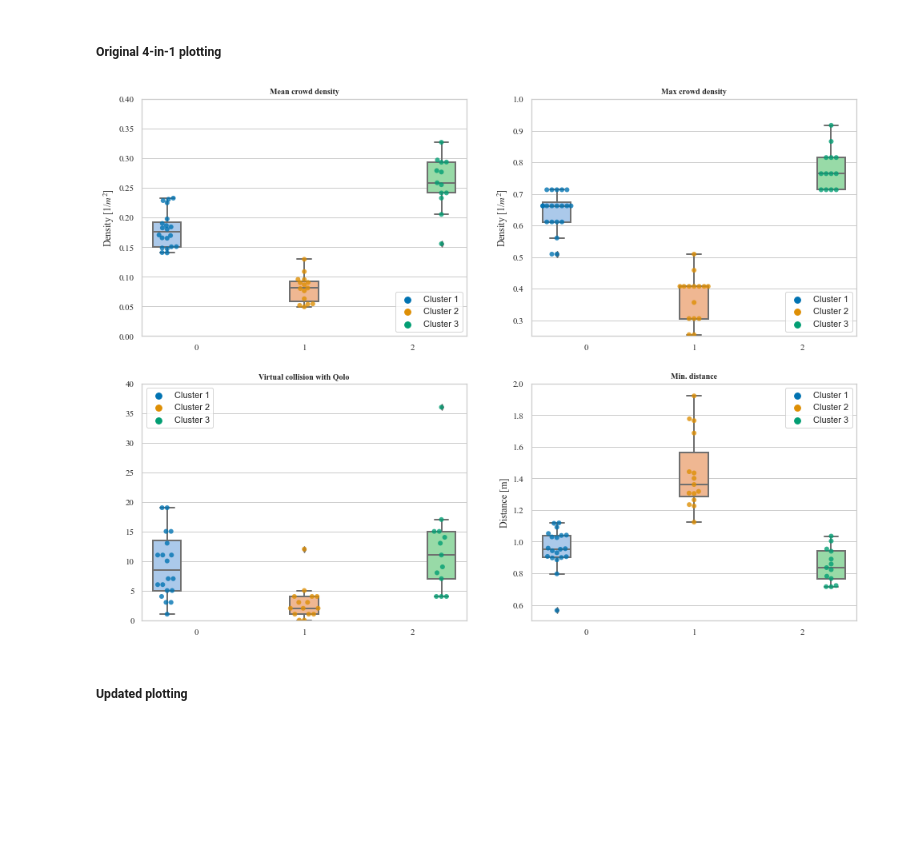
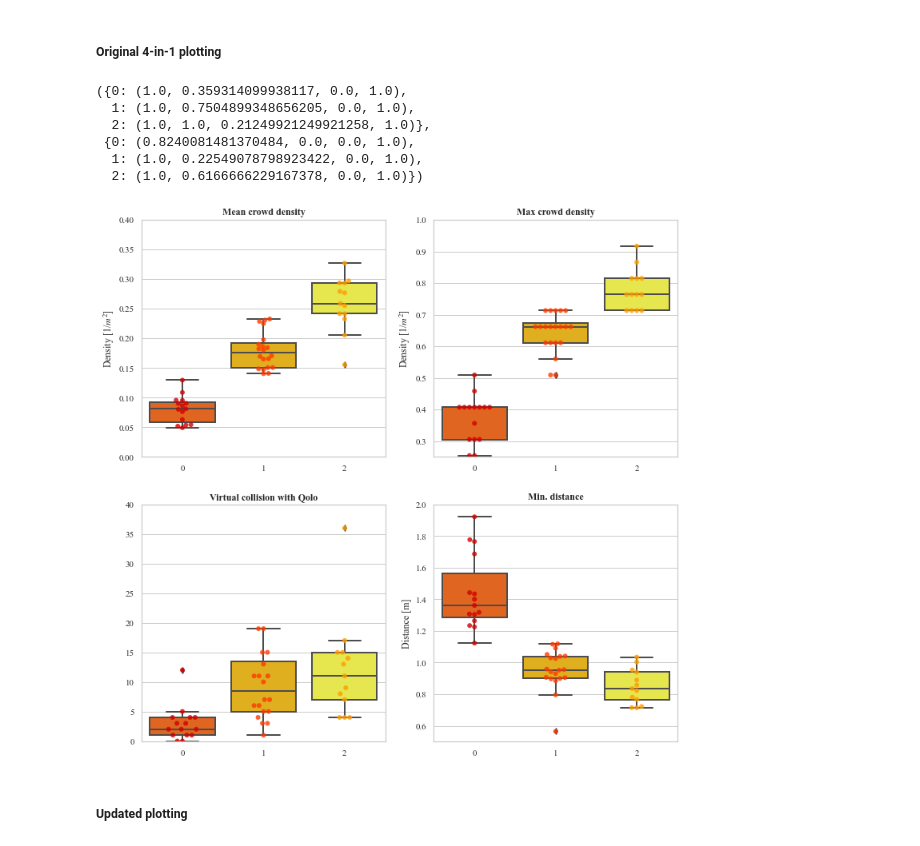
Before and after one commit to epfl-lasa/crowdbot-evaluation-tools, a Jupyter notebook: notebooks/comprehensive_eval.ipynb, the cells around one changed output. Cells and saved outputs as stored; diff of their text form; code cells hidden in the pictures; blank space fills up the shorter version.

Commit message:
update plotting with correct labels and suitable colormap

```diff
--- a/notebooks/comprehensive_eval.ipynb
+++ b/notebooks/comprehensive_eval.ipynb
@@ -2742,0 +2734,7 @@ color_list = np.array(color_list)
+# %%
+# add date col
+eval_res_sorted_df['cluster'] = clustered_labels
+
+# eval_res_df_cluster = eval_res_df.sort_values('avg_crowd_density2_5', ascending=True, ignore_index=True).reindex()
+print("Shared_control sequence on different cluster")
+print(eval_res_sorted_df['cluster'].value_counts())
@@ -2960,15 +2946,35 @@ crowd_metrics_df.head()
 # %% [markdown]
 ##### Original 4-in-1 plotting
+# %%
+value_unique, color_unique = values2color_list(
+        eval_res_sorted_df['cluster'].values, cmap_name='hot', range=(0.5, 0.8)
+    )
+
+value_unique, point_color_unique = values2color_list(
+        eval_res_sorted_df['cluster'].values, cmap_name='hot', range=(0.3, 0.6)
+    )
+
+# creating a dictionary with one specific color per group:
+box_pal = {value_unique[i]: color_unique[i] for i in range(len(value_unique))}
+scatter_pal = {value_unique[i]: point_color_unique[i] for i in range(len(value_unique))}
+box_pal, scatter_pal
+# %% [output]
+({0: (1.0, 0.359314099938117, 0.0, 1.0),
+  1: (1.0, 0.7504899348656205, 0.0, 1.0),
+  2: (1.0, 1.0, 0.21249921249921258, 1.0)},
+ {0: (0.8240081481370484, 0.0, 0.0, 1.0),
+  1: (1.0, 0.22549078798923422, 0.0, 1.0),
+  2: (1.0, 0.6166666229167378, 0.0, 1.0)})
 # %%
 mpl.rcParams['font.family'] = ['serif']
 mpl.rcParams['font.serif'] = ['Times New Roman']
 mpl.rcParams['mathtext.fontset'] = 'stix'
 # %%
-fig, axes = plt.subplots(2, 2, figsize=(16, 12))
+fig, axes = plt.subplots(2, 2, figsize=(12, 12))
 
 categorical_plot(
     axes=axes[0, 0],
-    df=eval_res_df_cluster,
+    df=eval_res_sorted_df,
     metric='avg_crowd_density2_5',
     category='cluster',
     # title='Mean crowd density within 2.5 m',
@@ -2978,12 +2984,12 @@ categorical_plot(
     ylim=[0.00, 0.4],
     kind='box',
     lgd_labels=['Cluster 1', 'Cluster 2', 'Cluster 3'],
-    group='cluster',
-    titlefontsz=10,
+    box_palette=box_pal,
+    scatter_palette=scatter_pal,
 )
 categorical_plot(
     axes=axes[0, 1],
-    df=eval_res_df_cluster,
+    df=eval_res_sorted_df,
     metric='max_crowd_density2_5',
     category='cluster',
     # title='Max crowd density within 2.5 m',
@@ -2993,48 +2999,46 @@ categorical_plot(
     ylim=[0.25, 1.0],
     kind='box',
     lgd_labels=['Cluster 1', 'Cluster 2', 'Cluster 3'],
-    group='cluster',
-    titlefontsz=10,
+    box_palette=box_pal,
+    scatter_palette=scatter_pal,
 )
 
 categorical_plot(
     axes=axes[1, 0],
-    df=eval_res_df_cluster,
+    df=eval_res_sorted_df,
     metric='virtual_collision',
     category='cluster',
     title='Virtual collision with Qolo',
     xlabel='',
     ylabel='',
     ylim=[-0.1, 40],
     kind='box',
     lgd_labels=['Cluster 1', 'Cluster 2', 'Cluster 3'],
-    group='cluster',
-    titlefontsz=10,
-    loc='upper left',
+    box_palette=box_pal,
+    scatter_palette=scatter_pal,
 )
 
 categorical_plot(
     axes=axes[1, 1],
-    df=eval_res_df_cluster,
+    df=eval_res_sorted_df,
     metric='avg_min_dist',
     category='cluster',
     # title='Min. distance of Pedestrain from qolo',
     title='Min. distance',
     xlabel='',
     ylabel='Distance [m]',
     ylim=[0.5, 2.0],
     kind='box',
     lgd_labels=['Cluster 1', 'Cluster 2', 'Cluster 3'],
-    group='cluster',
-    titlefontsz=10,
-    loc='upper right',
+    box_palette=box_pal,
+    scatter_palette=scatter_pal,
 )
 
 plt.savefig("./pdf/all_shared_control_crowd_grouped_cluster.pdf", dpi=300)
 
 plt.show()
 # %% [output]
-[figure, old version]
+[figure, new version]
 # %%
 plt.close()
 # %% [markdown]
```
Also changed, not shown: parts of 48 cells of this notebook, 1 other file.
